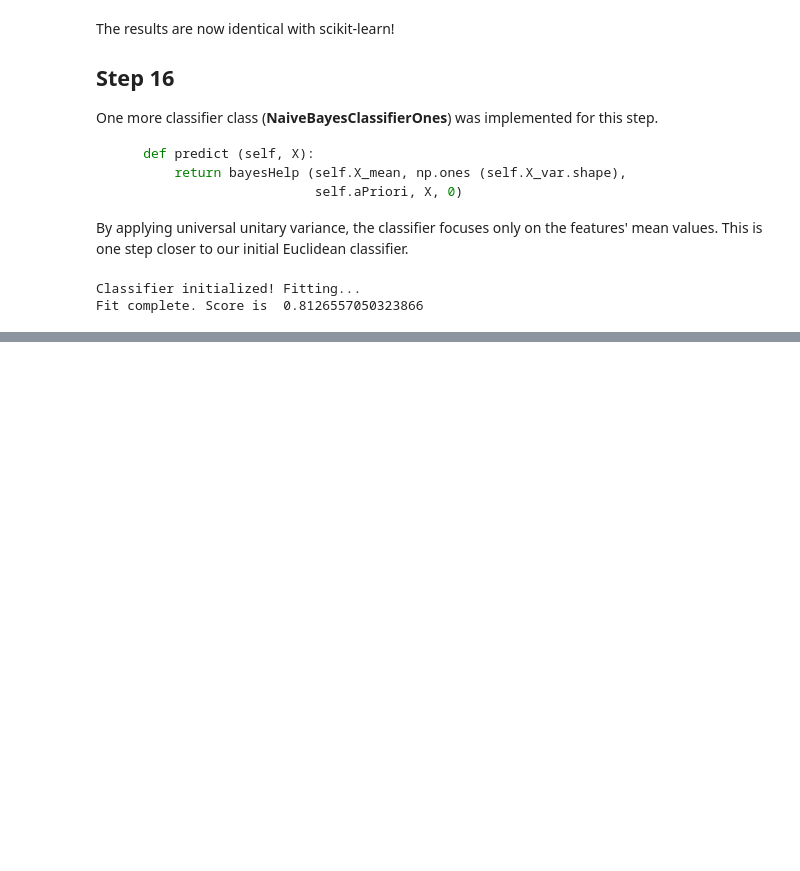
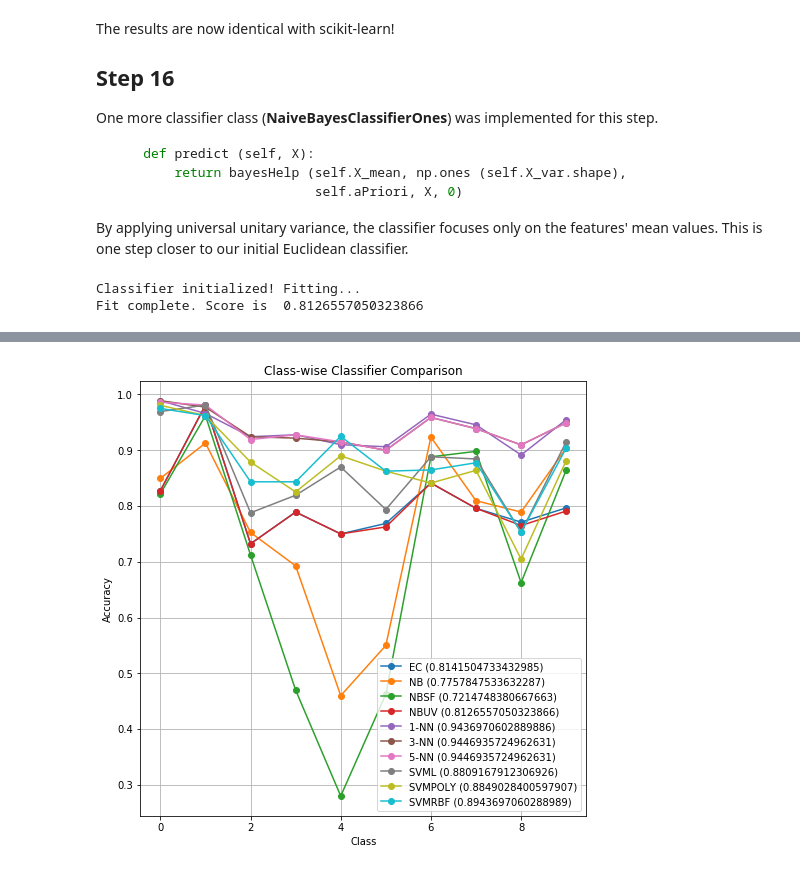
Before and after one commit to kotskon/patrec19, a Jupyter notebook: labOne/PatRec19_Lab1.ipynb, the cells around one changed output, grey strips where cells are left out. Cells and saved outputs as stored; diff of their text form; code cells hidden in the pictures; blank space fills up the shorter version.

```diff
--- a/labOne/PatRec19_Lab1.ipynb
+++ b/labOne/PatRec19_Lab1.ipynb
@@ -559,0 +702,11 @@ But **why** does a false statement about the data have such positive impact on t
+# %%
+EC = EuclideanClassifier ()
+NB = NaiveBayesClassifier ()
+NBSF = NaiveBayesClassifierSmooth ()
+NBUV = NaiveBayesClassifierOnes ()
+_1NN_ = KNeighborsClassifier (n_neighbors = 1, algorithm = 'ball_tree')
+_3NN_ = KNeighborsClassifier (n_neighbors = 3, algorithm = 'ball_tree')
+_5NN_ = KNeighborsClassifier (n_neighbors = 5, algorithm = 'ball_tree')
+SVML = NuSVC (kernel = 'linear', gamma = 'scale')
+SVMPOLY = NuSVC (kernel = 'poly', gamma = 'scale')
+SVMRBF = NuSVC (kernel = 'rbf', gamma = 'scale')
@@ -559,0 +765,32 @@ But **why** does a false statement about the data have such positive impact on t
+# %%
+EC_cc = datautilus.classScores (y_test, EC_preds)
+NB_cc = datautilus.classScores (y_test, NB_preds)
+NBSF_cc = datautilus.classScores (y_test, NBSF_preds)
+NBUV_cc = datautilus.classScores (y_test, NBUV_preds)
+_1NN_cc = datautilus.classScores (y_test, _1NN__preds)
+_3NN_cc = datautilus.classScores (y_test, _3NN__preds)
+_5NN_cc = datautilus.classScores (y_test, _5NN__preds)
+SVML_cc = datautilus.classScores (y_test, SVML_preds)
+SVMPOLY_cc = datautilus.classScores (y_test, SVMPOLY_preds)
+SVMRBF_cc = datautilus.classScores (y_test, SVMRBF_preds)
+# %%
+xaxis = np.arange (10)
+fig, ax = plt.subplots(1, figsize = (8, 8))
+ax.grid ()
+ax.plot (xaxis, EC_cc, 'o-', label = 'EC (' + str (EC_score) + ')')
+ax.plot (xaxis, NB_cc, 'o-', label = 'NB (' + str (NB_score) + ')')
+ax.plot (xaxis, NBSF_cc, 'o-', label = 'NBSF (' + str (NBSF_score) + ')')
+ax.plot (xaxis, NBUV_cc, 'o-', label = 'NBUV (' + str (NBUV_score) + ')')
+ax.plot (xaxis, _1NN_cc, 'o-', label = '1-NN (' + str (_1NN__score) + ')')
+ax.plot (xaxis, _3NN_cc, 'o-', label = '3-NN (' + str (_3NN__score) + ')')
+ax.plot (xaxis, _5NN_cc, 'o-', label = '5-NN (' + str (_5NN__score) + ')')
+ax.plot (xaxis, SVML_cc, 'o-', label = 'SVML (' + str (SVML_score) + ')')
+ax.plot (xaxis, SVMPOLY_cc, 'o-', label = 'SVMPOLY (' + str (SVMPOLY_score) + ')')
+ax.plot (xaxis, SVMRBF_cc, 'o-', label = 'SVMRBF (' + str (SVMRBF_score) + ')')
+plt.xlabel ('Class')
+plt.ylabel ('Accuracy')
+plt.title ('Class-wise Classifier Comparison')
+plt.legend (loc = 'best')
+plt.show()
+# %% [output]
+[figure, added]
```
Also changed, not shown: parts of 13 cells of this notebook, 2 other files.
